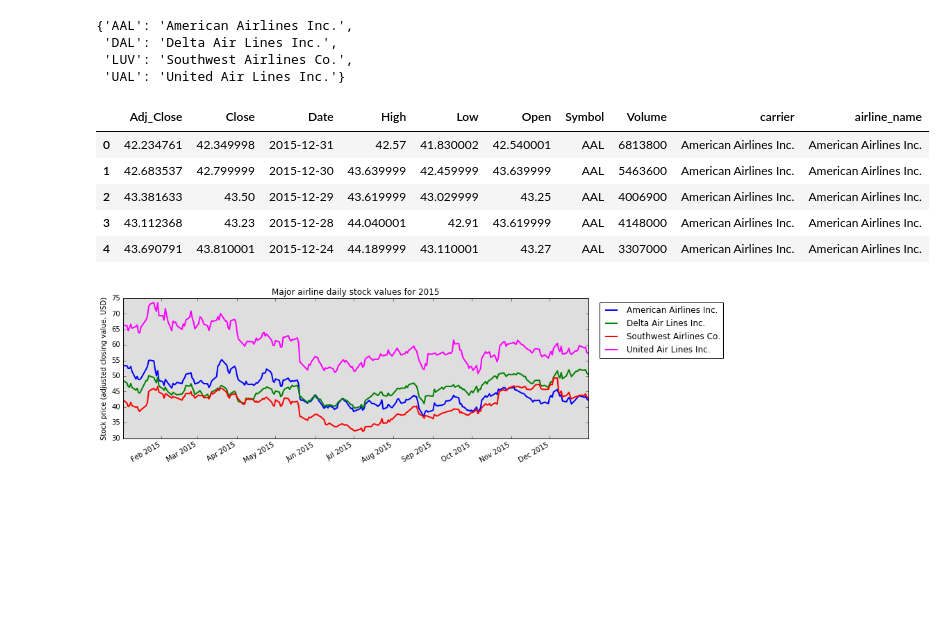
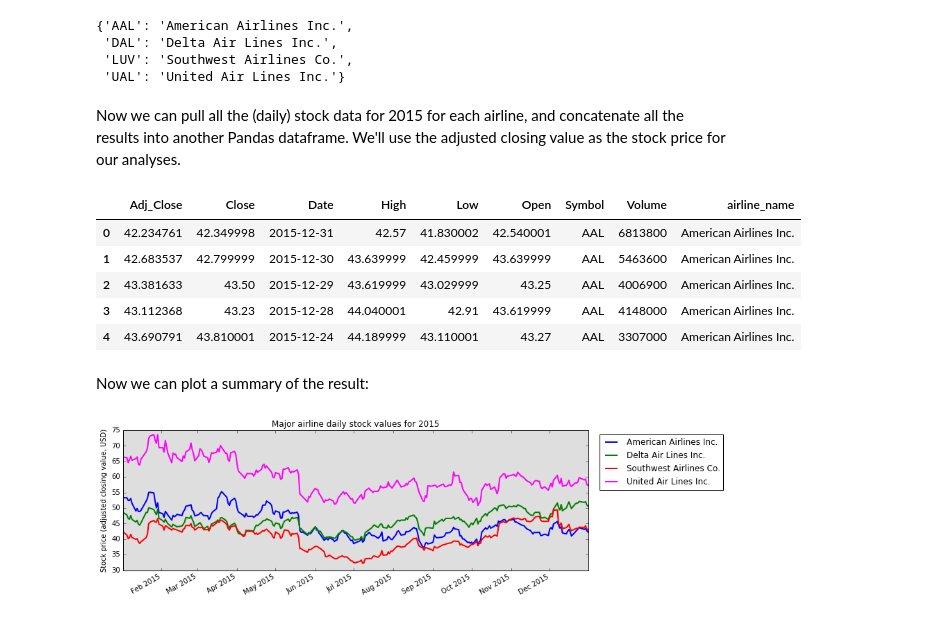
Before and after one commit to jlorince/fun-with-notebooks, a Jupyter notebook: stock-prices-and-flight-delays/stock-prices-and-flight-delays.ipynb, the cells around one changed output. Cells and saved outputs as stored; diff of their text form; code cells hidden in the pictures; blank space fills up the shorter version.

```diff
--- a/stock-prices-and-flight-delays/stock-prices-and-flight-delays.ipynb
+++ b/stock-prices-and-flight-delays/stock-prices-and-flight-delays.ipynb
@@ -70,7 +71,6 @@ array(['ExpressJet Airlines Inc.', 'Frontier Airlines Inc.',
 # %%
-top_carriers = ['American Airlines Inc.','Delta Air Lines Inc.','Southwest Airlines Co.',
-                'United Air Lines Inc.']
+top_carriers = ['American Airlines Inc.','Delta Air Lines Inc.','Southwest Airlines Co.','United Air Lines Inc.']
 starting_total_flights = len(flight_data)
 flight_data = flight_data[flight_data['airline_name'].isin(top_carriers)]
-print "Total flights after filtering: {} => {}".format(starting_total_flights,len(flight_data))
+print "Total flights after filtering: {:,d} => {:,d}".format(starting_total_flights,len(flight_data))
 # %% [output]
@@ -132,23 +133,30 @@ stock_symbol_dict
  'DAL': 'Delta Air Lines Inc.',
  'LUV': 'Southwest Airlines Co.',
  'UAL': 'United Air Lines Inc.'}
+# %% [markdown]
+Now we can pull all the (daily) stock data for 2015 for each airline, and concatenate all the results into another Pandas dataframe. We'll use the adjusted closing value as the stock price for our analyses.
 # %%
 from yahoo_finance import Share
+from dateutil.parser import parse
 stock_data = pd.concat([pd.DataFrame(
                            Share(s).get_historical('2015-01-01','2015-12-31'))
                        for s in stock_symbols])
-# for some reason yahoo-finance returns the numeric values as string, so we have to convert to float
+# for some reason yahoo-finance returns the numeric values as strings, so we have to convert to float
 stock_data['Adj_Close'] = stock_data['Adj_Close'].astype(float)
+# ensure the Date column is in datetime format
+stock_data['Date'] = stock_data['Date'].apply(parse)
 # We'll also add in the actual airline names for readability
 stock_data['airline_name'] = stock_data['Symbol'].map(stock_symbol_dict)
 stock_data.head()
 # %% [output]
-|  | Adj_Close | Close | Date | High | Low | Open | Symbol | Volume | carrier | airline_name |
-| 0 | 42.234761 | 42.349998 | 2015-12-31 | 42.57 | 41.830002 | 42.540001 | AAL | 6813800 | American Airlines Inc. | American Airlines Inc. |
-| 1 | 42.683537 | 42.799999 | 2015-12-30 | 43.639999 | 42.459999 | 43.639999 | AAL | 5463600 | American Airlines Inc. | American Airlines Inc. |
-| 2 | 43.381633 | 43.50 | 2015-12-29 | 43.619999 | 43.029999 | 43.25 | AAL | 4006900 | American Airlines Inc. | American Airlines Inc. |
-| 3 | 43.112368 | 43.23 | 2015-12-28 | 44.040001 | 42.91 | 43.619999 | AAL | 4148000 | American Airlines Inc. | American Airlines Inc. |
-| 4 | 43.690791 | 43.810001 | 2015-12-24 | 44.189999 | 43.110001 | 43.27 | AAL | 3307000 | American Airlines Inc. | American Airlines Inc. |
+|  | Adj_Close | Close | Date | High | Low | Open | Symbol | Volume | airline_name |
+| 0 | 42.234761 | 42.349998 | 2015-12-31 | 42.57 | 41.830002 | 42.540001 | AAL | 6813800 | American Airlines Inc. |
+| 1 | 42.683537 | 42.799999 | 2015-12-30 | 43.639999 | 42.459999 | 43.639999 | AAL | 5463600 | American Airlines Inc. |
+| 2 | 43.381633 | 43.50 | 2015-12-29 | 43.619999 | 43.029999 | 43.25 | AAL | 4006900 | American Airlines Inc. |
+| 3 | 43.112368 | 43.23 | 2015-12-28 | 44.040001 | 42.91 | 43.619999 | AAL | 4148000 | American Airlines Inc. |
+| 4 | 43.690791 | 43.810001 | 2015-12-24 | 44.189999 | 43.110001 | 43.27 | AAL | 3307000 | American Airlines Inc. |
+# %% [markdown]
+Now we can plot a summary of the result:
 # %%
 fig,ax = plt.subplots(1,1,figsize=(12,4))
 ax.patch.set_facecolor('#DEDEDE')
```
Also changed, not shown: parts of 30 cells of this notebook, 1 other file.
